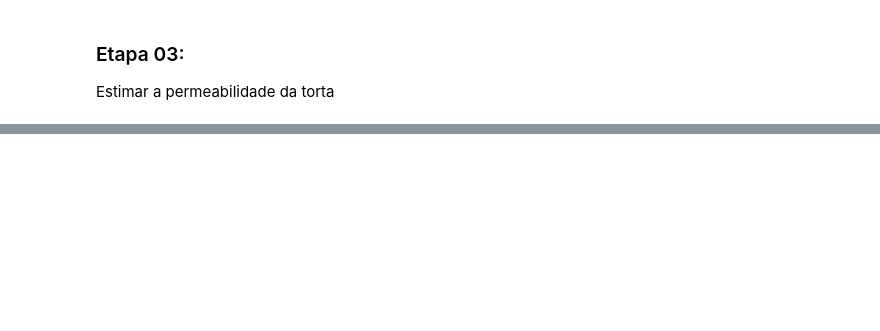
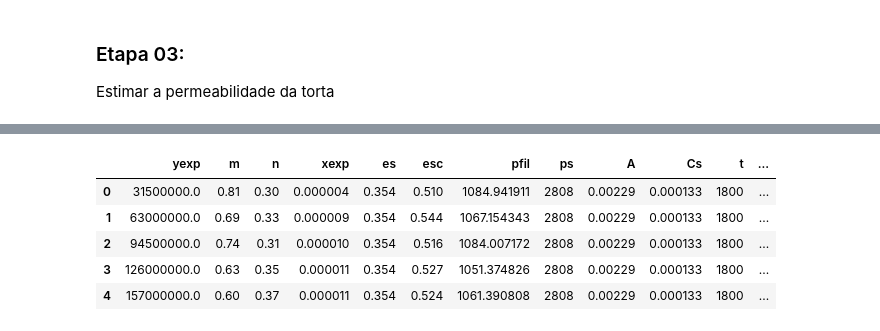
Before and after one commit to abasilio91/doctorship, a Jupyter notebook: fcp_nara.ipynb, the cells around one changed output, grey strips where cells are left out. Cells and saved outputs as stored; diff of their text form; code cells hidden in the pictures; blank space fills up the shorter version.

```diff
--- a/fcp_nara.ipynb
+++ b/fcp_nara.ipynb
@@ -169,10 +209,10 @@ results = []
 
 for row in dados_torta.iterrows():
   dados_selecionados = [row[1]['ps'],
-                        row[1]['ec'],
+                        row[1]['esc'],
                         row[1]['m'],
                         row[1]['n'],
-                        row[1]['rho_fil'],
+                        row[1]['pfil'],
                         row[1]['Cs'],
                         row[1]['yexp'],
                         row[1]['Rm'],
@@ -185,4 +225,4 @@ for row in dados_torta.iterrows():
   results.append(value)
 
 df_torta = pd.DataFrame(results)
-df_torta
+df_torta.head()
@@ -189,8 +253,15 @@ df_torta
 # %%
 k_torta = []
 
 for item in df_torta.x:
   k_torta.append(float(item))
 
 dados_torta['k_torta'] = k_torta
-dados_torta
+dados_torta.head()
+# %% [output]
+|  | yexp | m | n | xexp | es | esc | pfil | ps | A | Cs | t | ... |
+| 0 | 31500000.0 | 0.81 | 0.30 | 0.000004 | 0.354 | 0.510 | 1084.941911 | 2808 | 0.00229 | 0.000133 | 1800 | ... |
+| 1 | 63000000.0 | 0.69 | 0.33 | 0.000009 | 0.354 | 0.544 | 1067.154343 | 2808 | 0.00229 | 0.000133 | 1800 | ... |
+| 2 | 94500000.0 | 0.74 | 0.31 | 0.000010 | 0.354 | 0.516 | 1084.007172 | 2808 | 0.00229 | 0.000133 | 1800 | ... |
+| 3 | 126000000.0 | 0.63 | 0.35 | 0.000011 | 0.354 | 0.527 | 1051.374826 | 2808 | 0.00229 | 0.000133 | 1800 | ... |
+| 4 | 157000000.0 | 0.60 | 0.37 | 0.000011 | 0.354 | 0.524 | 1061.390808 | 2808 | 0.00229 | 0.000133 | 1800 | ... |
```
Also changed, not shown: parts of 11 cells of this notebook.
